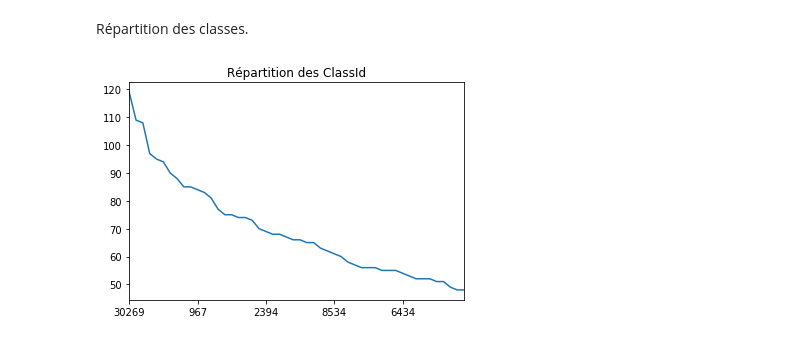
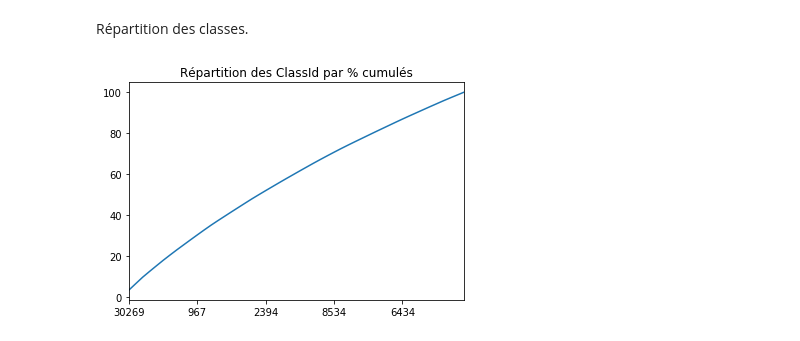
Before and after one commit to LemaitreT/Reconnaissance-visuel-de-plante, a Jupyter notebook: Metrique.ipynb, the cells around one changed output. Drawn from its saved outputs; the diff is of its cells as text; code cells hidden in the pictures.

Commit message:
Ajout répartition pourcentages cumulés

```diff
--- a/Metrique.ipynb
+++ b/Metrique.ipynb
@@ -50,11 +50,25 @@ df['ClassId'].nunique()
 50
 # %% [markdown]
 Répartition des classes.
-# %%
-df['ClassId'].value_counts().plot(kind='line', sharex=False, title='Répartition des ClassId')
-plt.show()
-# %% [output]
-[figure, removed]
+# %%
+#df['ClassId'].value_counts().plot(kind='line', sharex=False, title='Répartition des ClassId')
+#plt.show()
+
+sum = 0
+for i in range (1,df['ClassId'].size) :
+    sum += 1
+
+percents = df['ClassId'].value_counts()/sum*100
+
+for j in range (1,percents.size) :
+    percents[j] += percents[j-1]
+
+
+percents.plot(kind='line', sharex=False, title='Répartition des ClassId par % cumulés')
+
+plt.show()
+# %% [output]
+[figure, added]
 # %%
 df['ClassId'].value_counts().plot(kind='pie',figsize=(6,6),title='Répartition des ClassId',fontsize=8,legend=False)
 plt.show()
```
Also changed, not shown: parts of 3 cells of this notebook.
